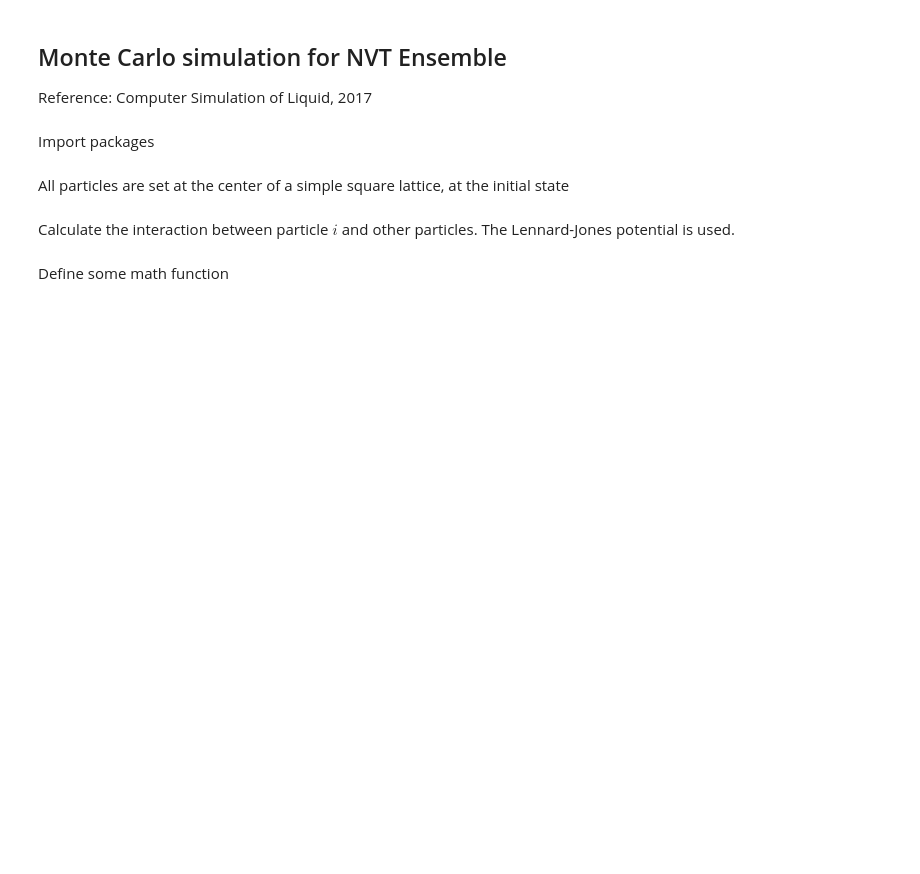
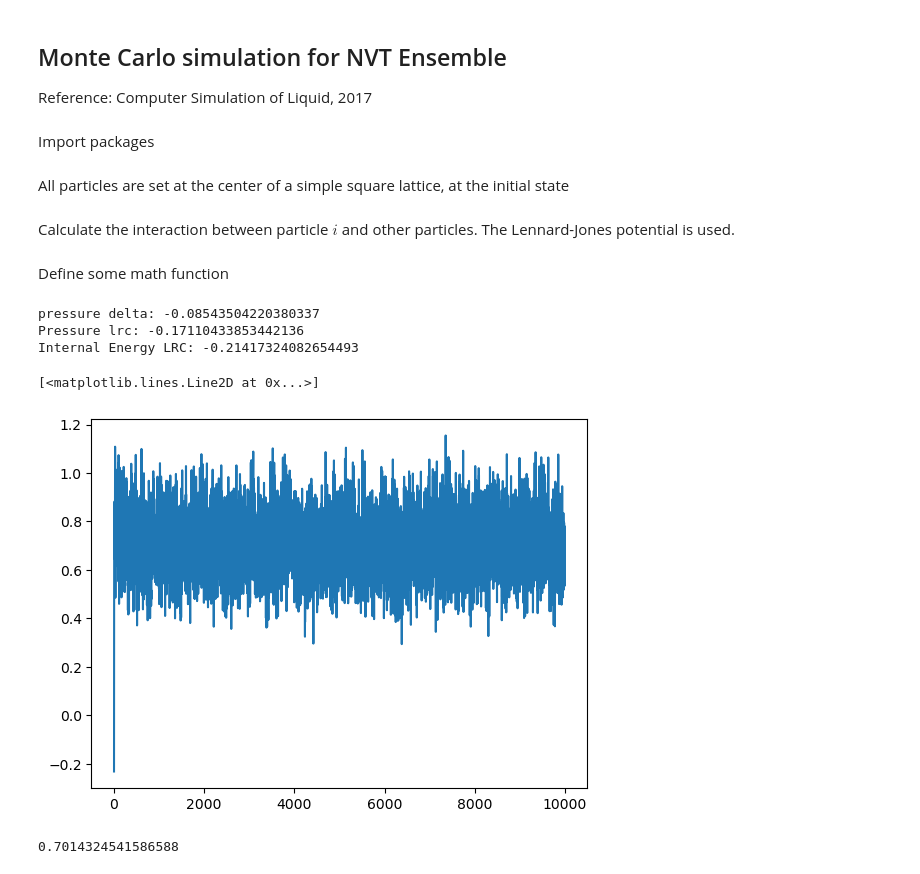
Before and after one commit to qiaochongzhi/MC_for_beginner, a Jupyter notebook: MC_NVT.ipynb, the cells around one changed output. Drawn from its saved outputs; the diff is of its cells as text; code cells hidden in the pictures; blank space fills up the shorter version.

```diff
--- a/MC_NVT.ipynb
+++ b/MC_NVT.ipynb
@@ -63,25 +63,23 @@ The Lennard-Jones potential is used.
 # %%
 def potential_1( ri, box, r_cut, r ):
 
-    dim          = len(r[0])
-    r_cut_box    = r_cut / box
-    r_cut_box_sq = r_cut_box ** 2
-    box2         = box ** 2
+    dim      = len(r[0])
+    r_cut_sq = r_cut ** 2
 
     assert dim == 3, "Dimension error for r in potential_1"
 
     sr2_ovr = 1.77 # Overlap threshold (pot > 100)
 
-    rij = ri - r
-    rij = rij - np.rint(rij)  # Periodical boundary conditions
-    rij2 = np.sum(rij**2, axis = 1)
-    rij2 = rij2 * box2
-    in_range = rij2 < r_cut_box_sq
-    sr2 = np.where(in_range, 1./rij2, 0)
+    rij      = ri - r
+    rij      = rij - np.rint(rij)  # Periodical boundary conditions
+    rij      = rij * box
+    rij2     = np.sum(rij**2, axis = 1)
+    in_range = rij2 < r_cut_sq
+    sr2      = np.where(in_range, 1./rij2, 0)
 
     ovr = sr2 > sr2_ovr
     if np.any(ovr):
-        partial = PotentialType( pot = 0.0, vir = 0.0, ovr = True)
+        partial = PotentialType( pot = 100.0, vir = 0.0, ovr = True )
         return partial
 
     sr6 = sr2 ** 3
@@ -89,7 +87,7 @@ def potential_1( ri, box, r_cut, r ):
 
     pot = sr12 - sr6
     vir = pot + sr12
-    partial = PotentialType ( pot=np.sum(pot), vir=np.sum(vir), ovr=False)
+    partial = PotentialType ( pot=np.sum(pot), vir=np.sum(vir), ovr=False )
 
     partial.pot = partial.pot * 4.0          # 4 * epsilon
     partial.vir = partial.vir * 24.0 / 3.0   # 24 * epsilon and divide by 3.0
@@ -135,0 +231,17 @@ def metropolis ( delta ):
+# %%
+system = {}
+system["size"]              = np.array([10, 10, 10])
+system["numberOfParticles"] = 400
+system["temperature"]       = 2.
+system["rCut"]              = 2.5
+system["cells"]             = np.ceil( float( system["numberOfParticles"] / np.prod(system["size"]) )**(1./3.) * system["size"] )
+system["cells"]             = system["cells"].astype(np.int64)
+system["drMax"]             = 0.25
+system["numberOfBlocks"]    = 10
+system["numberOfSteps"]     = 1000
+# %%
+pressure, moveRatio, totalEnergy, pots = MC_NVT(system)
+# %% [output]
+pressure delta: -0.08543504220380337
+Pressure lrc: -0.17110433853442136
+Internal Energy LRC: -0.21417324082654493
@@ -135,0 +250,9 @@ def metropolis ( delta ):
+# %%
+plt.plot(pressure)
+# %% [output]
+[<matplotlib.lines.Line2D at 0x...>]
+[figure, added]
+# %%
+np.mean( np.array(pressure[4000:]) )
+# %% [output]
+0.7014324541586588
```
Also changed, not shown: parts of 18 cells of this notebook, 6 other files.
